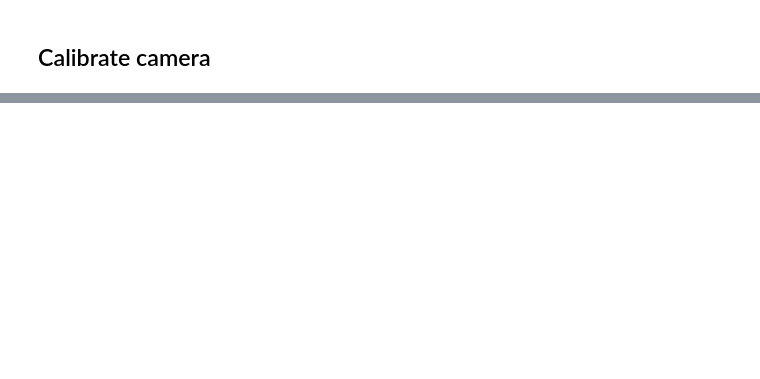
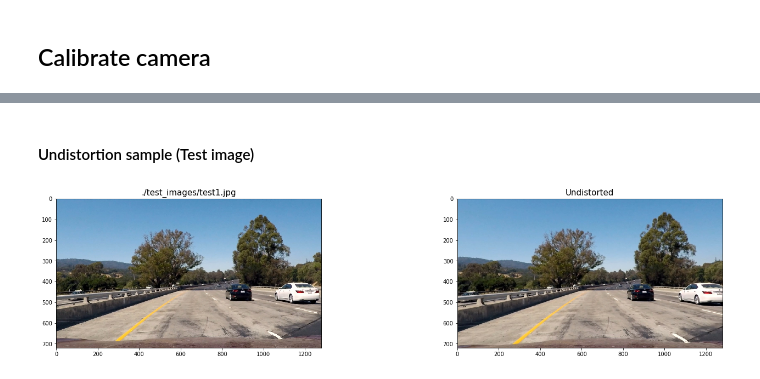
Before and after one commit to hafizur-rahman/CarND-Advanced-Lane-Lines, a Jupyter notebook: AdvancedLaneFindingPipeline.ipynb, the cells around one changed output, grey strips where cells are left out. Saved outputs shown, nothing was run; the diff lists cells and outputs as text; code cells hidden in the pictures; blank space fills up the shorter version.

```diff
--- a/AdvancedLaneFindingPipeline.ipynb
+++ b/AdvancedLaneFindingPipeline.ipynb
@@ -515,0 +50,9 @@ Wall time: 2min 19s
+# %% [markdown]
+#### Undistortion sample (Test image)
+# %%
+test_image = test_images[0]
+undistorted = undistort(test_image[1], mtx, dist)
+
+demo([test_image[1], undistorted], [test_image[0], "Undistorted"], 1, 2, save_as="output_images/undistort_output2.jpg")
+# %% [output]
+[figure, added]
```
Also changed, not shown: parts of 40 cells of this notebook, 5 other files.
